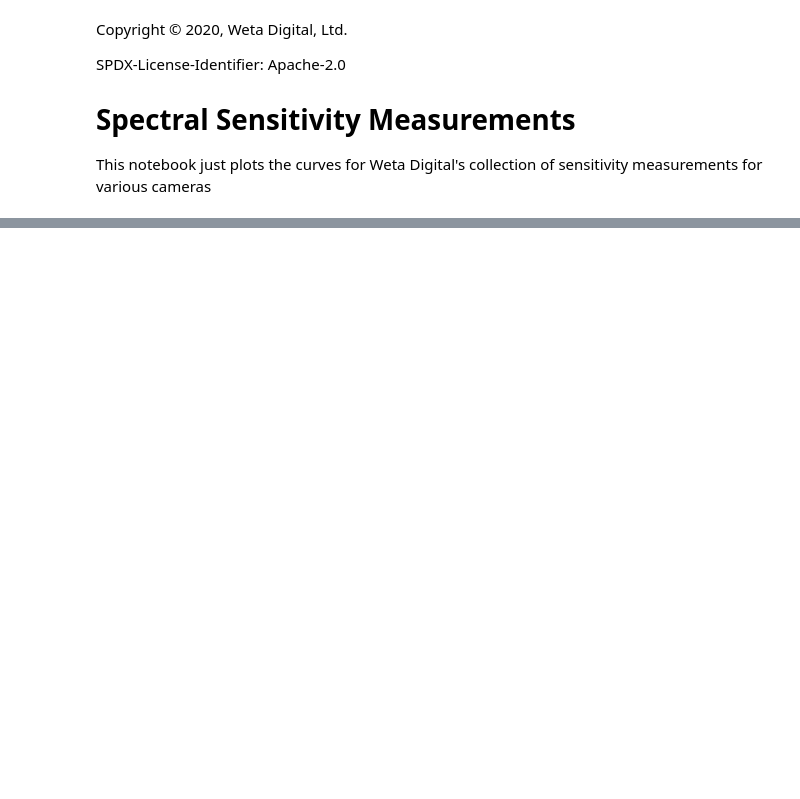
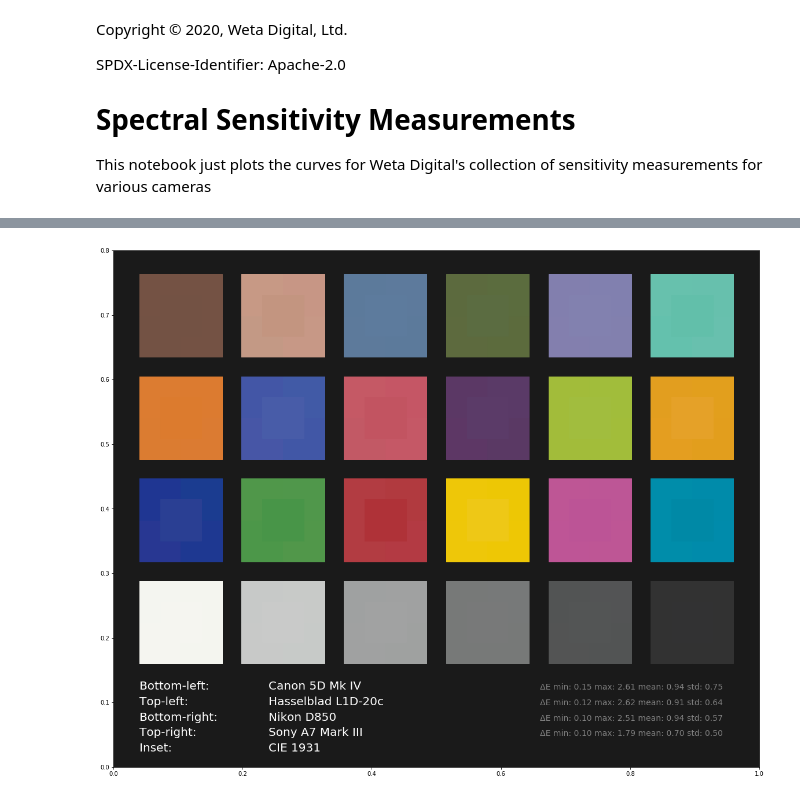
Before and after one commit to wetadigital/physlight, a Jupyter notebook: data/plot_curves.ipynb, the cells around one changed output, grey strips where cells are left out. Cells and saved outputs as stored; diff of their text form; code cells hidden in the pictures; blank space fills up the shorter version.

```diff
--- a/data/plot_curves.ipynb
+++ b/data/plot_curves.ipynb
@@ -80,0 +309,24 @@ draw_curves(load_camera_data('sony_ilce-9_380_720_10.json'))
+# %%
+canon_5dmkiv = load_camera_data('canon_eos-5d-mkiv_380_720_10.json').align(SpectralShape(360, 830, 1))
+rgb_canon_5dmkiv_d65 = sd_to_CameraRGB(colour.sd_ones(), canon_5dmkiv, illuminant = sd_d65) / 100
+mtx_canon_5dmkiv = solve_matrix(canon_5dmkiv, sd_d65, sd_d65, rgb_canon_5dmkiv_d65)
+chart_canon_5dmkiv = create_chart(canon_5dmkiv, sd_d65, sd_d65, mtx_canon_5dmkiv, rgb_canon_5dmkiv_d65)
+
+hasselblad_l1d = load_camera_data('hasselblad_l1d-20c_380_720_10.json').align(SpectralShape(360, 830, 1))
+rgb_hasselblad_l1d_d65 = sd_to_CameraRGB(colour.sd_ones(), hasselblad_l1d, illuminant = sd_d65) / 100
+mtx_hasselblad_l1d = solve_matrix(hasselblad_l1d, sd_d65, sd_d65, rgb_hasselblad_l1d_d65)
+chart_hasselblad_l1d = create_chart(hasselblad_l1d, sd_d65, sd_d65, mtx_hasselblad_l1d, rgb_hasselblad_l1d_d65)
+
+nikon_d850 = load_camera_data('nikon_d850_380_720_10.json').align(SpectralShape(360, 830, 1))
+rgb_nikon_d850_d65 = sd_to_CameraRGB(colour.sd_ones(), nikon_d850, illuminant = sd_d65) / 100
+mtx_nikon_d850 = solve_matrix(nikon_d850, sd_d65, sd_d65, rgb_nikon_d850_d65)
+chart_nikon_d850 = create_chart(nikon_d850, sd_d65, sd_d65, mtx_nikon_d850, rgb_nikon_d850_d65)
+
+sony_a7m3 = load_camera_data('sony_ilce-7m3_380_720_10.json').align(SpectralShape(360, 830, 1))
+rgb_sony_a7m3_d65 = sd_to_CameraRGB(colour.sd_ones(), sony_a7m3, illuminant = sd_d65) / 100
+mtx_sony_a7m3 = solve_matrix(sony_a7m3, sd_d65, sd_d65, rgb_sony_a7m3_d65)
+chart_sony_a7m3 = create_chart(sony_a7m3, sd_d65, sd_d65, mtx_sony_a7m3, rgb_sony_a7m3_d65)
+
+draw_chart([chart_canon_5dmkiv, chart_hasselblad_l1d, chart_nikon_d850, chart_sony_a7m3, chart_bca], labels=['Canon 5D Mk IV', 'Hasselblad L1D-20c', 'Nikon D850', 'Sony A7 Mark III', 'CIE 1931'])
+# %% [output]
+[figure, added]
```
Also changed, not shown: parts of 4 cells of this notebook.
